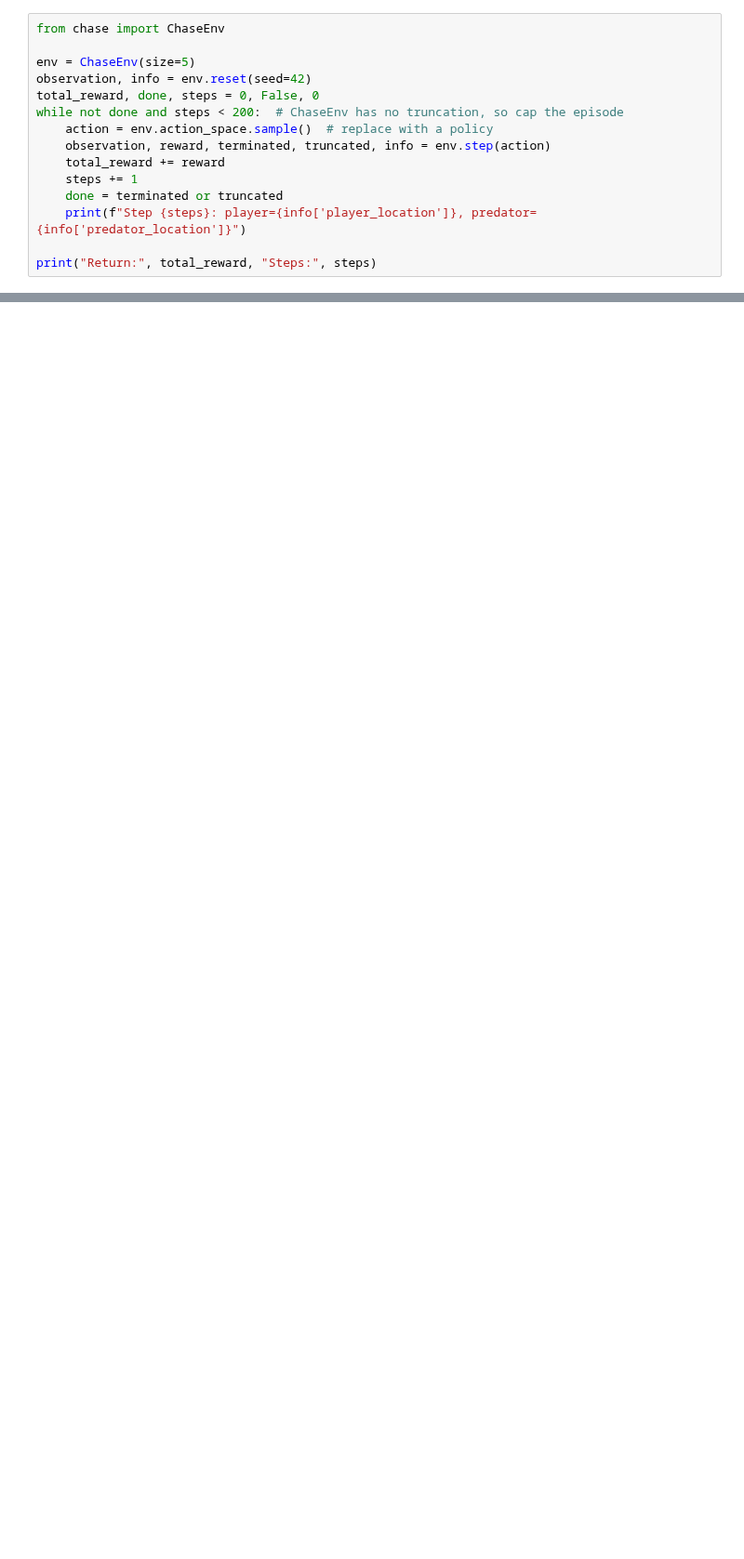
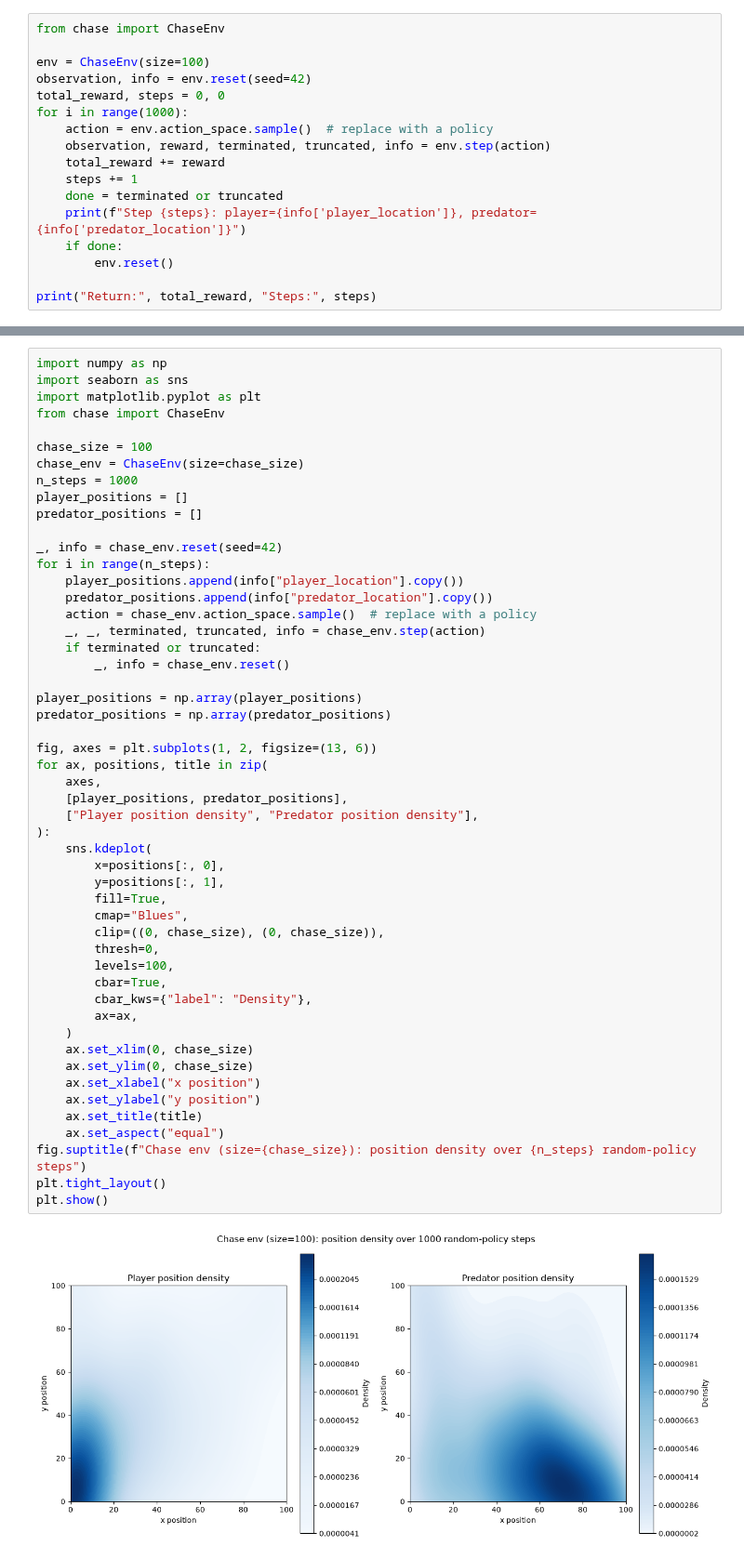
Before and after one commit to RobertMyersJr/CSC-5661, a Jupyter notebook: lab_2/lab_2.ipynb, the cells around one changed output, grey strips where cells are left out. Shown at 93% size. Drawn from its saved outputs; the diff is of its cells as text; blank space fills up the shorter version.

```diff
--- a/lab_2/lab_2.ipynb
+++ b/lab_2/lab_2.ipynb
@@ -44,15 +118,17 @@ ModuleNotFoundError: No module named 'gymnasium'
 # %%
 from chase import ChaseEnv
 
-env = ChaseEnv(size=5)
+env = ChaseEnv(size=100)
 observation, info = env.reset(seed=42)
-total_reward, done, steps = 0, False, 0
-while not done and steps < 200:  # ChaseEnv has no truncation, so cap the episode
+total_reward, steps = 0, 0
+for i in range(1000):
     action = env.action_space.sample()  # replace with a policy
     observation, reward, terminated, truncated, info = env.step(action)
     total_reward += reward
     steps += 1
     done = terminated or truncated
     print(f"Step {steps}: player={info['player_location']}, predator={info['predator_location']}")
+    if done:
+        env.reset()
 
 print("Return:", total_reward, "Steps:", steps)
@@ -58,0 +160,53 @@ print("Return:", total_reward, "Steps:", steps)
+# %%
+import numpy as np
+import seaborn as sns
+import matplotlib.pyplot as plt
+from chase import ChaseEnv
+
+chase_size = 100
+chase_env = ChaseEnv(size=chase_size)
+n_steps = 1000
+player_positions = []
+predator_positions = []
+
+_, info = chase_env.reset(seed=42)
+for i in range(n_steps):
+    player_positions.append(info["player_location"].copy())
+    predator_positions.append(info["predator_location"].copy())
+    action = chase_env.action_space.sample()  # replace with a policy
+    _, _, terminated, truncated, info = chase_env.step(action)
+    if terminated or truncated:
+        _, info = chase_env.reset()
+
+player_positions = np.array(player_positions)
+predator_positions = np.array(predator_positions)
+
+fig, axes = plt.subplots(1, 2, figsize=(13, 6))
+for ax, positions, title in zip(
+    axes,
+    [player_positions, predator_positions],
+    ["Player position density", "Predator position density"],
+):
+    sns.kdeplot(
+        x=positions[:, 0],
+        y=positions[:, 1],
+        fill=True,
+        cmap="Blues",
+        clip=((0, chase_size), (0, chase_size)),
+        thresh=0,
+        levels=100,
+        cbar=True,
+        cbar_kws={"label": "Density"},
+        ax=ax,
+    )
+    ax.set_xlim(0, chase_size)
+    ax.set_ylim(0, chase_size)
+    ax.set_xlabel("x position")
+    ax.set_ylabel("y position")
+    ax.set_title(title)
+    ax.set_aspect("equal")
+fig.suptitle(f"Chase env (size={chase_size}): position density over {n_steps} random-policy steps")
+plt.tight_layout()
+plt.show()
+# %% [output]
+[figure, added]
```
Also changed, not shown: parts of 8 cells of this notebook.
